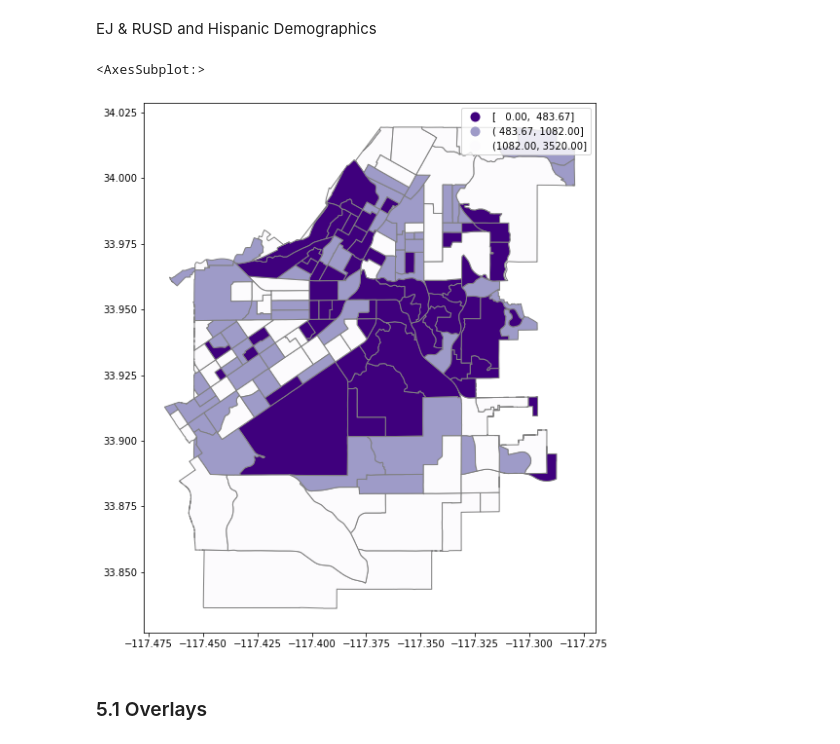
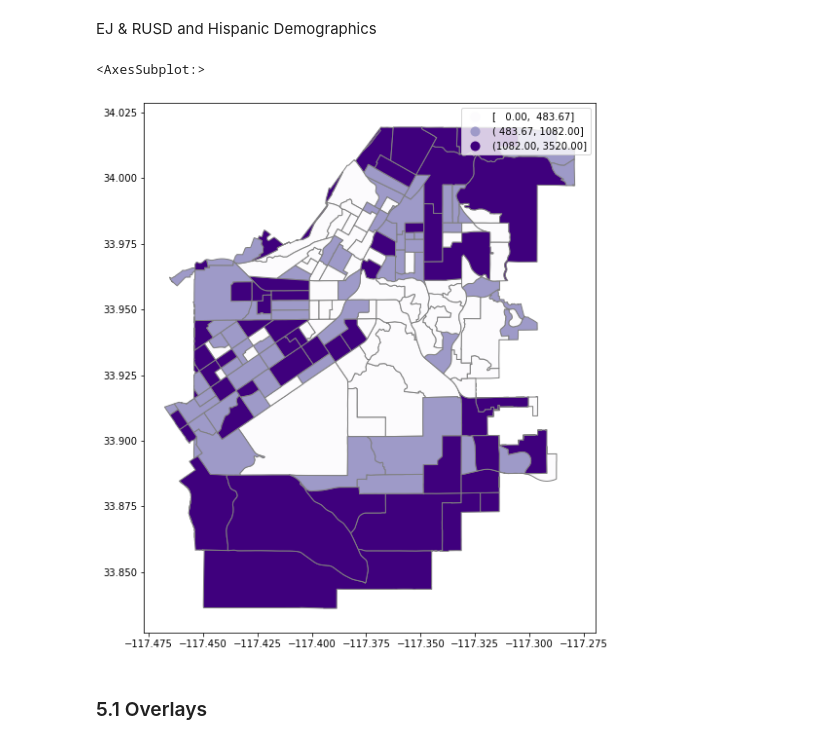
Before and after one commit to preetijuturu/p280s21project3, a Jupyter notebook: Complete_Vor.ipynb, the cells around one changed output. Saved outputs shown, nothing was run; the diff lists cells and outputs as text; code cells hidden in the pictures.

Commit message:
Switched one of the demographic maps with Purple_r color to Purple

```diff
--- a/Complete_Vor.ipynb
+++ b/Complete_Vor.ipynb
@@ -282,11 +282,11 @@ EJ_RUSD_black_dem.plot(column='n_nonhisp_black_persons', cmap='Blues', scheme='Q
 EJ & RUSD and Hispanic Demographics
 # %%
 EJ_RUSD_hispanic_dem= rusd_ej[['n_hispanic_persons','geometry']]
-EJ_RUSD_hispanic_dem.plot(column='n_hispanic_persons', cmap='Purples_r', scheme='Quantiles', k=3,edgecolor='grey',
+EJ_RUSD_hispanic_dem.plot(column='n_hispanic_persons', cmap='Purples', scheme='Quantiles', k=3,edgecolor='grey',
         legend=True)
 # %% [output]
 <AxesSubplot:>
-[figure, old version]
+[figure, new version]
 # %% [markdown]
 ### 5.1 Overlays
 # %% [markdown]
```
